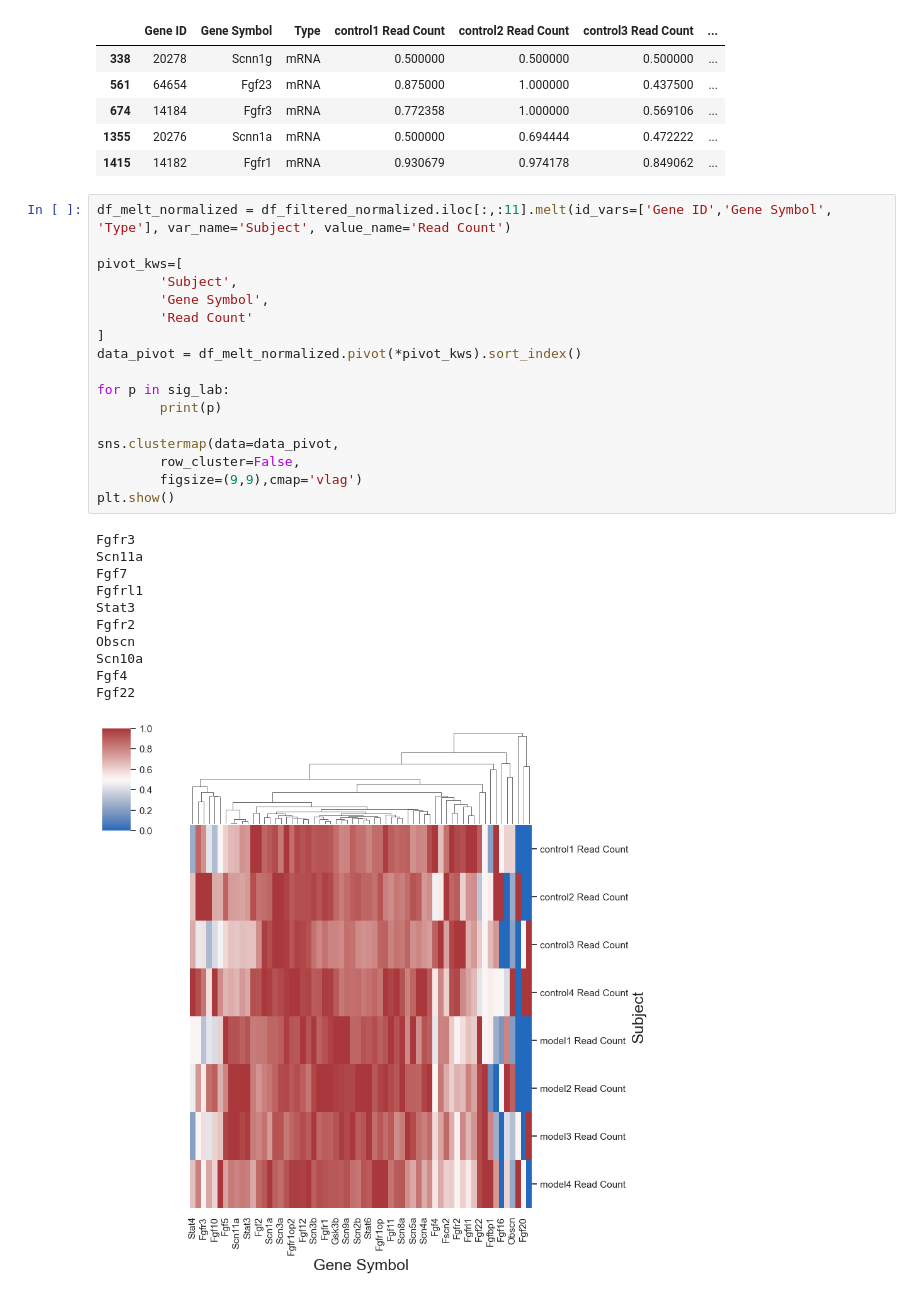
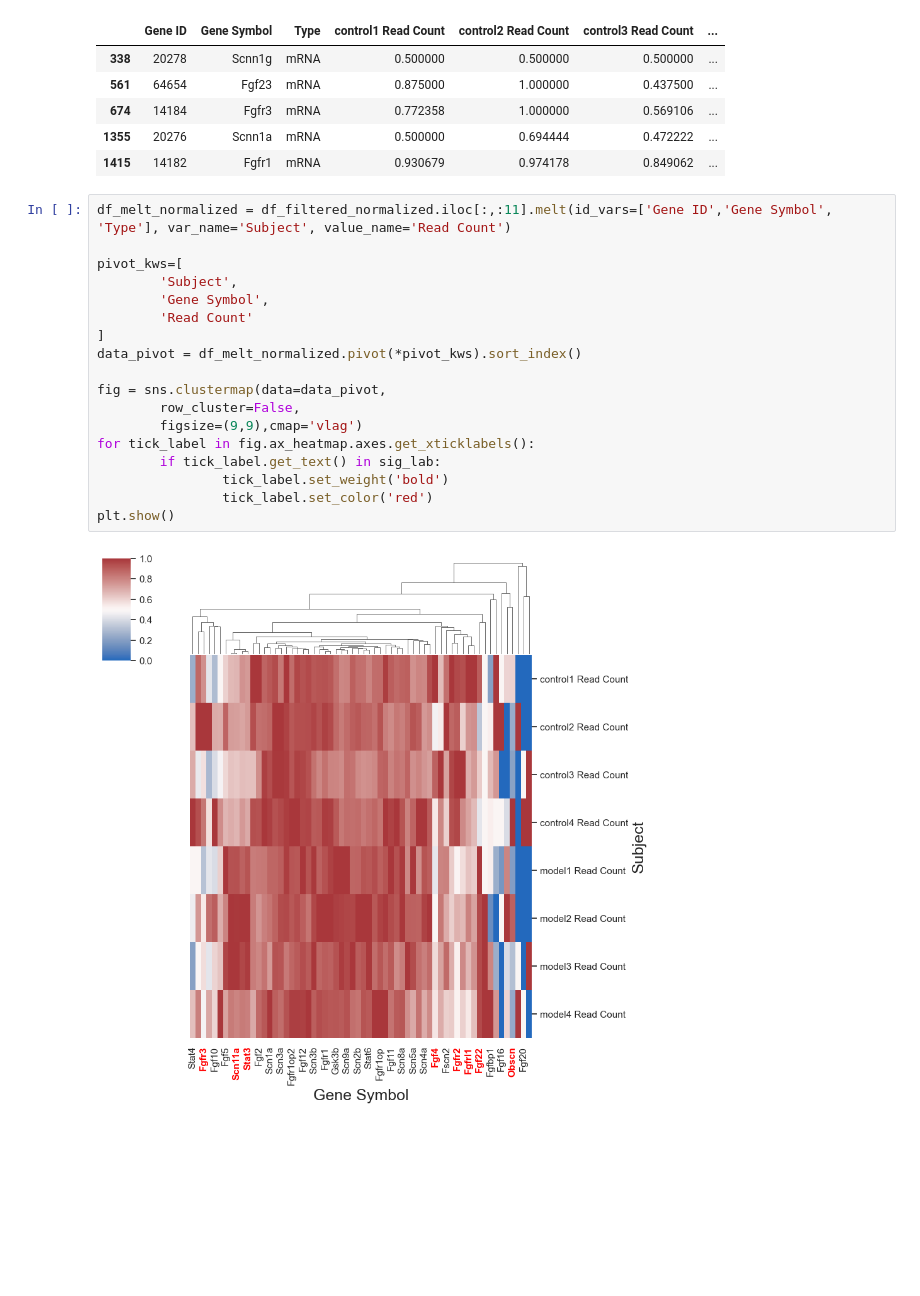
Before and after one commit to Ivan2nn/somatosensory-analysis, a Jupyter notebook: FirstAnalysis.ipynb, the cells around one changed output. Cells and saved outputs as stored; diff of their text form; blank space fills up the shorter version.

Commit message:
Set significant genes to red in the heatmap

```diff
--- a/FirstAnalysis.ipynb
+++ b/FirstAnalysis.ipynb
@@ -268,29 +268,20 @@ df_filtered_normalized.head()
 # %%
 df_melt_normalized = df_filtered_normalized.iloc[:,:11].melt(id_vars=['Gene ID','Gene Symbol', 'Type'], var_name='Subject', value_name='Read Count')
 
 pivot_kws=[
         'Subject',
         'Gene Symbol',
         'Read Count'
 ]
 data_pivot = df_melt_normalized.pivot(*pivot_kws).sort_index()
 
-for p in sig_lab:
-        print(p)
-
-sns.clustermap(data=data_pivot,
+fig = sns.clustermap(data=data_pivot,
         row_cluster=False,
         figsize=(9,9),cmap='vlag')
+for tick_label in fig.ax_heatmap.axes.get_xticklabels():
+        if tick_label.get_text() in sig_lab:
+                tick_label.set_weight('bold')
+                tick_label.set_color('red')
 plt.show()
 # %% [output]
-Fgfr3
-Scn11a
-Fgf7
-Fgfrl1
-Stat3
-Fgfr2
-Obscn
-Scn10a
-Fgf4
-Fgf22
-[figure, old version]
+[figure, new version]
```
Also changed, not shown: parts of 1 cell of this notebook.
